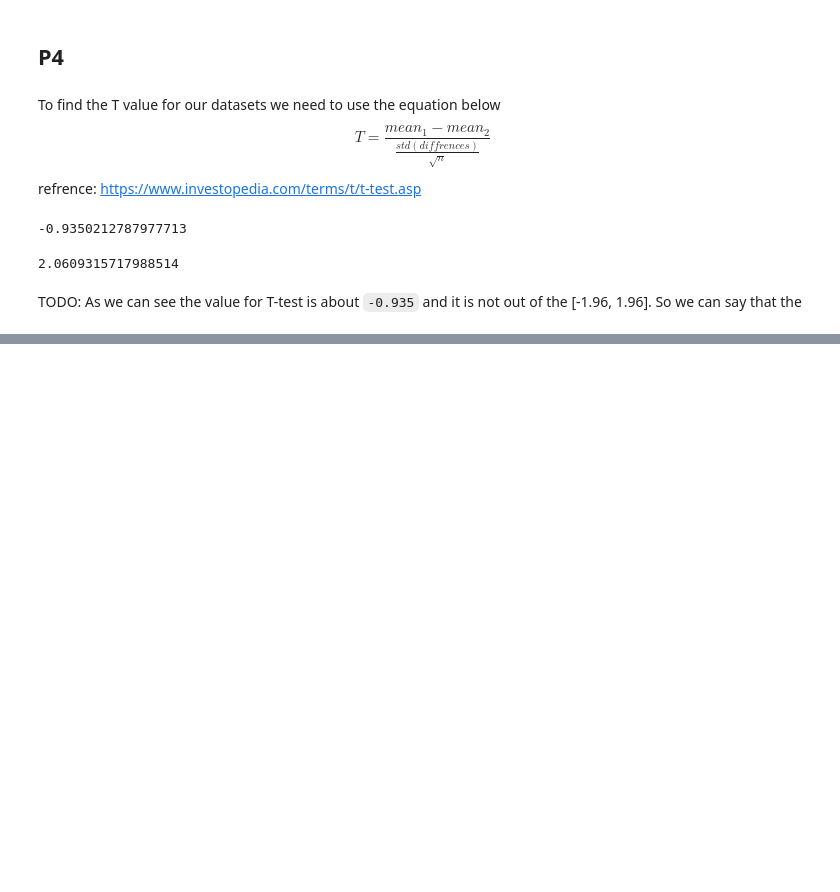
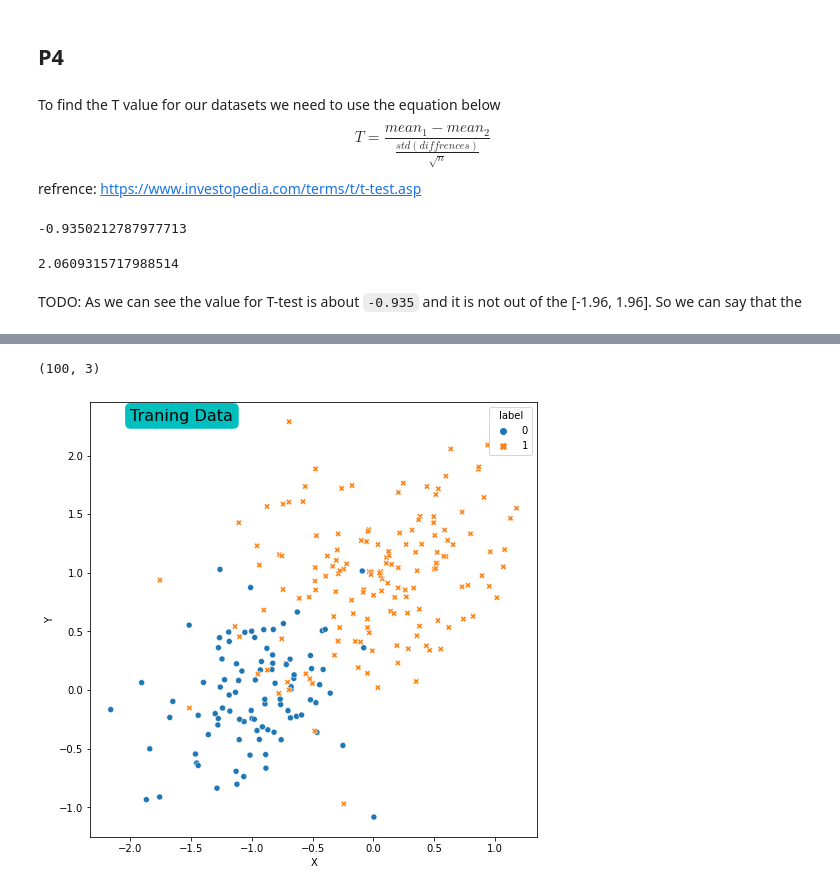
Before and after one commit to amindadgar/Machine-Learning, a Jupyter notebook: HW2/main.ipynb, the cells around one changed output, grey strips where cells are left out. Cells and saved outputs as stored; diff of their text form; code cells hidden in the pictures; blank space fills up the shorter version.

```diff
--- a/HW2/main.ipynb
+++ b/HW2/main.ipynb
@@ -359,0 +451,8 @@ TODO: As we can see the value for T-test is about `-0.935` and it is not out of
+# %%
+cols = ['X', 'Y', 'label']
+train_ds = pd.read_csv('./hw2_data/classification_trn.txt',
+                       delimiter=' +',
+                      names=cols,
+                      index_col=False,
+                      engine='python')
+train_ds.shape
@@ -359,0 +470,21 @@ TODO: As we can see the value for T-test is about `-0.935` and it is not out of
+# %%
+cols = ['X', 'Y', 'label']
+test_ds = pd.read_csv('./hw2_data/classification_tst.txt',
+                       delimiter=' +',
+                      names=cols,
+                      index_col=False,
+                      engine='python')
+test_ds.shape
+# %% [output]
+(100, 3)
+# %%
+## plotting the training data
+plt.figure(figsize=(8,8))
+sns.scatterplot(data=train_ds, x='X', y='Y',
+                style='label',
+                hue='label')
+plt.text(y=2.3, x=-2, s='Traning Data', size=16, bbox=dict(boxstyle='round',
+                                                          color='c'))
+plt.show()
+# %% [output]
+[figure, added]
```
Also changed, not shown: parts of 28 cells of this notebook, 4 other files.
